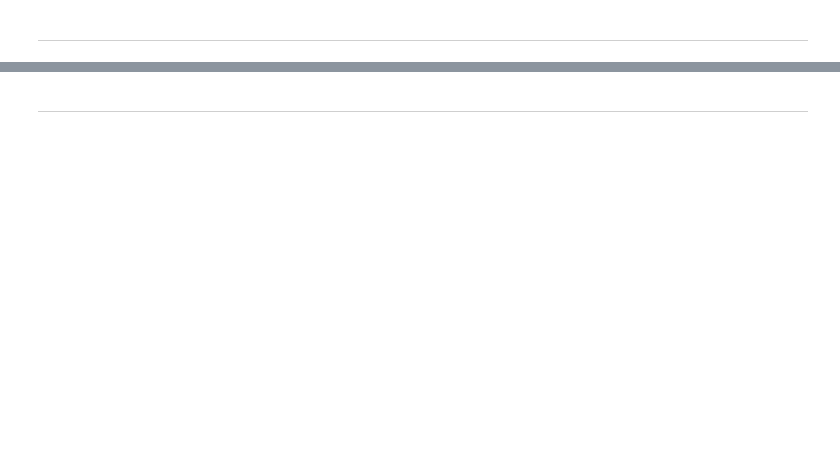
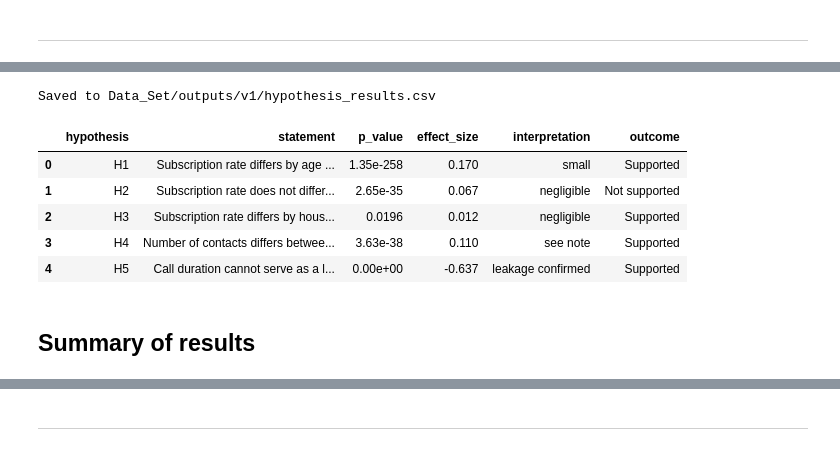
Before and after one commit to Haroon-Code-2026/fair-marketing-analytics, a Jupyter notebook: jupyter_notebooks/02-EDA.ipynb, the cells around one changed output, grey strips where cells are left out. Cells and saved outputs as stored; diff of their text form; code cells hidden in the pictures; blank space fills up the shorter version.

Commit message:
hypothesis testing updates

```diff
--- a/jupyter_notebooks/02-EDA.ipynb
+++ b/jupyter_notebooks/02-EDA.ipynb
@@ -218,0 +475,26 @@ Section 2 content
+# %%
+dur_yes = df[df['subscribed'] == 1]['duration']
+dur_no = df[df['subscribed'] == 0]['duration']
+
+u, p = stats.mannwhitneyu(dur_yes, dur_no, alternative='two-sided')
+r = rank_biserial(dur_yes, dur_no)
+pb = stats.pointbiserialr(df['subscribed'], df['duration'])
+
+print(f"Median duration, subscribed:     {dur_yes.median():.0f} seconds")
+print(f"Median duration, not subscribed: {dur_no.median():.0f} seconds")
+print(f"Calls of 0 seconds: {(df['duration'] == 0).sum()}\n")
+print(f"U = {u:.0f}, p = {p:.2e}")
+print(f"Rank-biserial r = {r:.3f}")
+print(f"Point-biserial correlation = {pb.correlation:.3f}")
+
+results.append({
+    'hypothesis': 'H5',
+    'statement': 'Call duration cannot serve as a legitimate predictor (leakage)',
+    'test': 'Mann-Whitney U and point-biserial correlation',
+    'statistic': round(u, 0),
+    'p_value': p,
+    'effect_size': round(r, 3),
+    'effect_measure': 'Rank-biserial r',
+    'interpretation': 'leakage confirmed' if abs(r) > 0.3 else 'leakage not confirmed',
+    'outcome': 'Supported' if p < 0.05 and abs(r) > 0.3 else 'Not supported'
+})
@@ -218,0 +509,21 @@ Section 2 content
+# %%
+results_df = pd.DataFrame(results)
+results_df['p_value'] = results_df['p_value'].apply(
+    lambda x: f"{x:.2e}" if x < 0.001 else f"{x:.4f}"
+)
+
+results_df.to_csv(f'{output_dir}/hypothesis_results.csv', index=False)
+
+print(f"Saved to {output_dir}/hypothesis_results.csv\n")
+results_df[['hypothesis', 'statement', 'p_value', 'effect_size',
+            'interpretation', 'outcome']]
+# %% [output]
+Saved to Data_Set/outputs/v1/hypothesis_results.csv
+|  | hypothesis | statement | p_value | effect_size | interpretation | outcome |
+| 0 | H1 | Subscription rate differs by age ... | 1.35e-258 | 0.170 | small | Supported |
+| 1 | H2 | Subscription rate does not differ... | 2.65e-35 | 0.067 | negligible | Not supported |
+| 2 | H3 | Subscription rate differs by hous... | 0.0196 | 0.012 | negligible | Supported |
+| 3 | H4 | Number of contacts differs betwee... | 3.63e-38 | 0.110 | see note | Supported |
+| 4 | H5 | Call duration cannot serve as a l... | 0.00e+00 | -0.637 | leakage confirmed | Supported |
+# %% [markdown]
+## Summary of results
```
Also changed, not shown: parts of 19 cells of this notebook, 1 other file.
